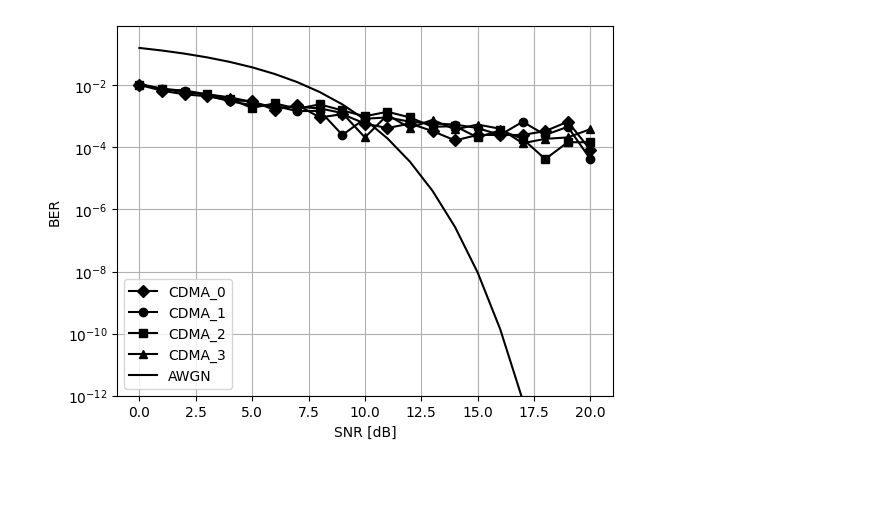
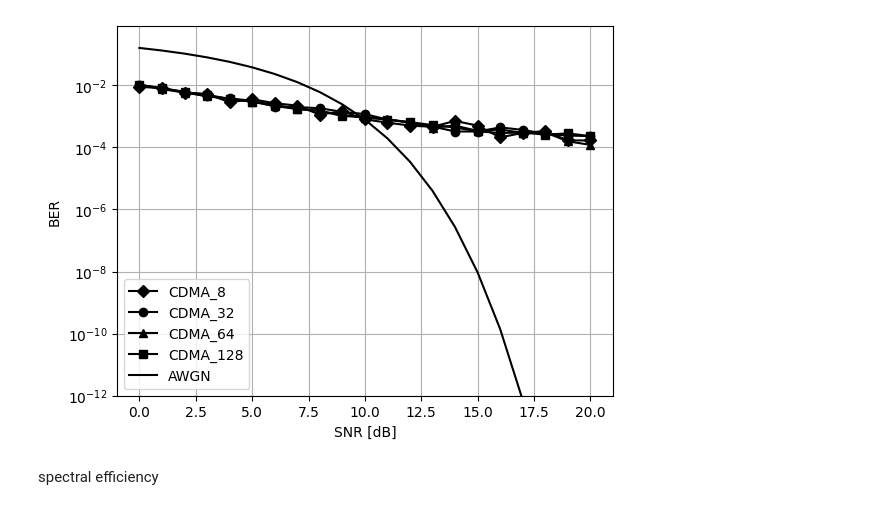
Before and after one commit to BaptisteSambon/LELEC2796-Juju-Baba, a Jupyter notebook: CDMA_test.ipynb, the cells around one changed output. Drawn from its saved outputs; the diff is of its cells as text; code cells hidden in the pictures; blank space fills up the shorter version.

```diff
--- a/CDMA_test.ipynb
+++ b/CDMA_test.ipynb
@@ -17,7 +17,7 @@ tx_params = {
     "nUsers" : 3,
     "powerAllocation_dB" : 0,
     "nMessage" : 6,
-    "nCodeCDMA" : 16,
+    "nCodeCDMA" : 128,
     "codes" : [],
     "nGold" : 1024
 }
@@ -115,8 +126,8 @@ plt.ylim([10**(-12), 0.8])
 # %%
-UE = [2, 4, 8, 16]
+message = [8, 32, 64, 128]
 
 binary_source = sionna.utils.BinarySource()
-channel = sionna.channel.AWGN()
+channel = sionna.channel.AWGN()rr
 
 ebn0 = np.arange(0, 21, 1)
 nb_seq = 1000
@@ -127,31 +138,12 @@ ber_ZeroForcing = np.zeros(len(ebn0))
 xCorrNegative, xCorrOsef, xCorrPositive = utils.goldcode(tx_params["nGold"])
 
 plt.figure()
-symbols = ["D-", "o-", "s-", "^-"]
+symbols = ["D-", "o-", "^-", "s-"]
+number=0
 
-# -------------------------------
-def CDMA_encode(data, tx_params):
+for mes in range(len(message)):
 
-    nUsers = tx_params["nUsers"]
-    nMessage = tx_params["nMessage"]
-    nCodeCDMA = tx_params["nCodeCDMA"]
-    data_out = np.zeros(nMessage*nCodeCDMA)
-
-    for i in range(nUsers):
-        data[i] = utils.Binary2PlusMinusOne(data[i], int)
-
-    codes = utils.random_code(nUsers, nCodeCDMA, tx_params)
-
-    for i in range(nUsers):
-        for j in range(nMessage):
-            data_out[j*nCodeCDMA:(j+1)*nCodeCDMA] += data[i][j]*codes[i]
-
-    return data_out
-# -------------------------------
-
-for user in range(len(UE)):
-
-    tx_params["nUsers"] = UE[user]
+    tx_params["nMessage"] = message[mes]
 
     for i in range(len(ebn0)):
 
@@ -160,14 +152,14 @@ for user in range(len(UE)):
         ber_ZeroForcing_i = np.zeros(nb_seq)
         var_noise = 1/(10**(0.1*ebn0[i]))
 
-        #print("user "+str(UE[user])+" ebn0 "+str(i))
+        #print("message "+str(message[mes])+" ebn0 "+str(i))
 
         for j in range(nb_seq):
 
             BinarySource = binary_source([tx_params["nUsers"], tx_params["nMessage"]]).numpy()
 
             data = BinarySource
-            data_channel = CDMA_encode(data, tx_params)
+            data_channel = utils.CDMA_encode(data, tx_params)
 
             signalOtherCells = np.zeros(data_channel.shape[0])
             for k in range(data_channel.shape[0]):
@@ -192,35 +184,38 @@ for user in range(len(UE)):
             decoded_tf_OnlyCode = tf.cast(tf.less(0.0, decoded_tf_OnlyCode), tf.float32)
             decoded_tf_ChannelNoise = tf.cast(tf.less(0.0, decoded_tf_ChannelNoise), tf.float32)
             decoded_tf_ZeroForcing = tf.cast(tf.less(0.0, decoded_tf_ZeroForcing), tf.float32)
 
             ber_OnlyCode_j = sionna.utils.metrics.compute_ber(BinarySource, decoded_tf_OnlyCode)
             ber_ChannelNoise_j = sionna.utils.metrics.compute_ber(BinarySource, decoded_tf_ChannelNoise)
             ber_ZeroForcing_j = sionna.utils.metrics.compute_ber(BinarySource, decoded_tf_ZeroForcing)
 
             ber_OnlyCode_i[j] = ber_OnlyCode_j.numpy()
             ber_ChannelNoise_i[j] = ber_ChannelNoise_j.numpy()
             ber_ZeroForcing_i[j] = ber_ZeroForcing_j.numpy()
 
         ber_OnlyCode[i] = np.mean(ber_OnlyCode_i)
         ber_ChannelNoise[i] = np.mean(ber_ChannelNoise_i)
         ber_ZeroForcing[i] = np.mean(ber_ZeroForcing_i)
 
     # plt.semilogy(snr_db, ber_OnlyCode, "V-", label="CDMA_OnlyCode", color="black")
     #plt.semilogy(ebn0, ber_ChannelNoise, "o-", label="CDMA_ChannelNoise", color="black")
-    plt.semilogy(ebn0, ber_ZeroForcing, symbols[user], label="CDMA_"+str(UE[user]), color="black")
+    plt.semilogy(ebn0, ber_ZeroForcing, symbols[number], label="CDMA_"+str(message[mes]), color="black")
+    number+=1
 ber_awgn = (1/2)*erfc(np.sqrt(10**(0.1*ebn0)/2))
 plt.plot(ebn0, ber_awgn, label="AWGN", color="black")
 plt.xlabel("SNR [dB]")
 plt.ylabel("BER")
 plt.xscale("linear")
 plt.yscale("log")
 plt.grid(which="both")
 plt.legend()
 plt.ylim([10**(-12), 0.8])
-plt.savefig("BER-SNR-UE.png")
+plt.savefig("MyBERSNRmessage.png")
 plt.show()
 
-tx_params["nUsers"] = 3
+tx_params["nMessage"] = 6
 # %% [output]
-[figure, old version]
+[figure, new version]
+# %% [markdown]
+spectral efficiency
 # %%
```
Also changed, not shown: parts of 3 cells of this notebook, 10 other files.
